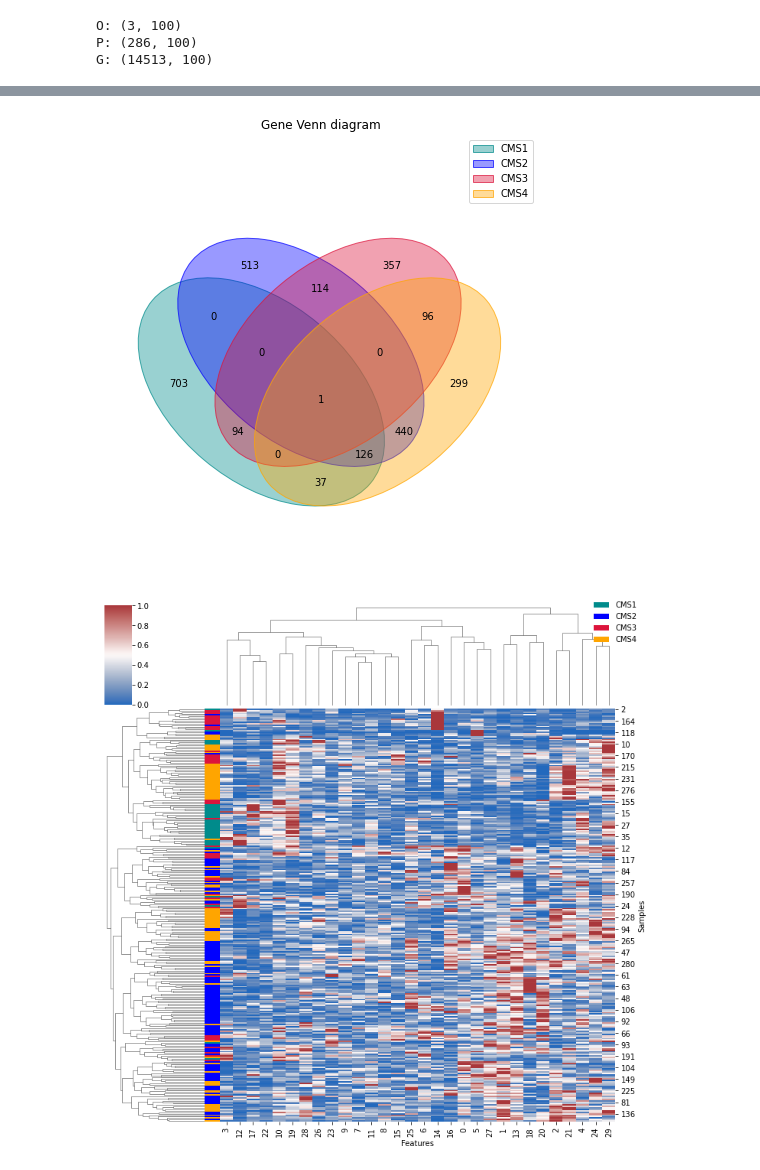
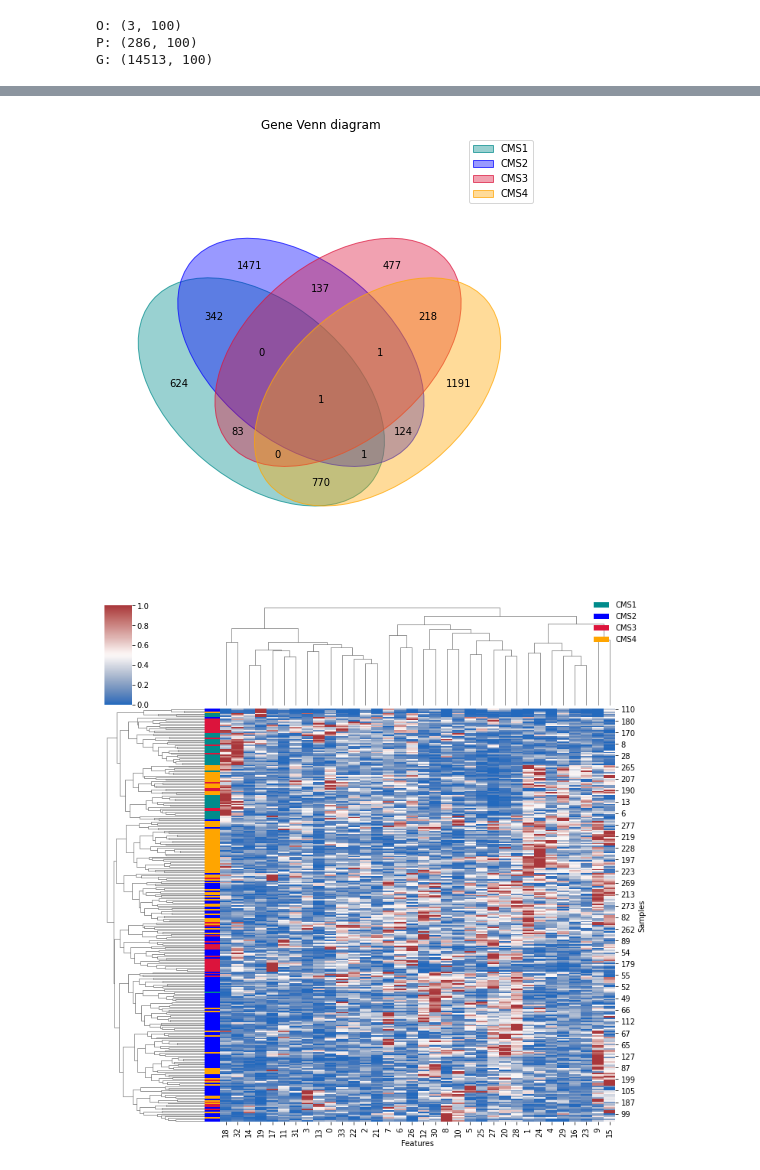
Before and after one commit to inukj/MONTI, a Jupyter notebook: monti_tutorial_coad.ipynb, the cells around one changed output, grey strips where cells are left out. Cells and saved outputs as stored; diff of their text form; code cells hidden in the pictures.

Commit message:
tutorial

```diff
--- a/monti_tutorial_coad.ipynb
+++ b/monti_tutorial_coad.ipynb
@@ -1,10 +1,7 @@
 # %%
+import monti
 import sys
 import os
-threads_n='8'
-os.environ["OMP_NUM_THREADS"] = threads_n # export OMP_NUM_THREADS=4
-os.environ["OPENBLAS_NUM_THREADS"] = threads_n # export OPENBLAS_NUM_THREADS=4
-os.environ["MKL_NUM_THREADS"] = threads_n # export MKL_NUM_THREADS=6
 
 import warnings
 warnings.filterwarnings("ignore")
@@ -12,17 +9,16 @@ warnings.filterwarnings("ignore")
 import pandas as pd
 import numpy as np
 import pickle
-
 import importlib
-import monti
-import montiutils
 
 import matplotlib as mpl
 import matplotlib.pyplot as plt
 
 # set project parameters
-cancer_type='COAD'
-metadir='../metadata'              # path to metadata such as mirna-gene target file, promoter methylation probes file
-ddir='../dataset/%s'%(cancer_type) # path to raw omics data
-odir='./tutorial_COAD'             # output directory
+metadir='metadata'              # path to metadata such as mirna-gene target file, promoter methylation probes file
+ddir='data'
+odir='./out'             # output directory
+
+# create output direcotry
+monti.make_env(odir) # create output dir
 # %%
@@ -189,12 +186,10 @@ genelist
 | 14512 | ENSG00000281501 | SEPSECS-AS1 |
 14513 rows × 2 columns
 # %%
-# create environment for saving results
+# split data into train and test data sets for cross validation
 cv_n=10 # n cross validation
-montiutils.make_env(odir, cv_n) # creating directories
-
-# split data into train and test data sets for cross validation
-cv_data=montiutils.split_data(modata, label_data, genelist, odir, cv_n)
+test_data_ratio=0.1
+cv_data=monti.split_data(modata, label_data, genelist, odir, cv_n, test_data_ratio)
 # %% [output]
 generating cross validation data set 0...
 generating cross validation data set 1...
@@ -252,6 +247,6 @@ Selected genes: 3424
 # %%
-# let's observe the results of cross validation data set #0 (cv0)
-cvidx=4
+# let's observe the results of cross validation data set #5
+cvidx=5
 print(cv_data[cvidx].predres)
 # %% [output]
               precision    recall  f1-score   support
@@ -342,14 +279,14 @@ p.show()
 # %%
-# plot venn diagrm of genes
-p=montiutils.plot_venn(cv_data[cvidx].gene_labels, cv_data[cvidx].sample_info)
+# The group gene Venn diagram
+p=monti.plot_venn(cv_data[cvidx].gene_labels, cv_data[cvidx].sample_info)
 plt.show()
 # %% [output]
-[figure, old version]
+[figure, new version]
 # %%
-# plot sample heatmap (P component)
-p=montiutils.plot_sample_hmap(P, cv_data[cvidx].feature_samples, cv_data[cvidx].sample_info)
+# The sample heatmap (P component)
+p=monti.plot_sample_hmap(P, cv_data[cvidx].feature_samples, cv_data[cvidx].sample_info)
 p.show()
 # %% [output]
-[figure, old version]
+[figure, new version]
 # %%
 # plot gene heatmap (G component)
```
Also changed, not shown: parts of 15 cells of this notebook.
